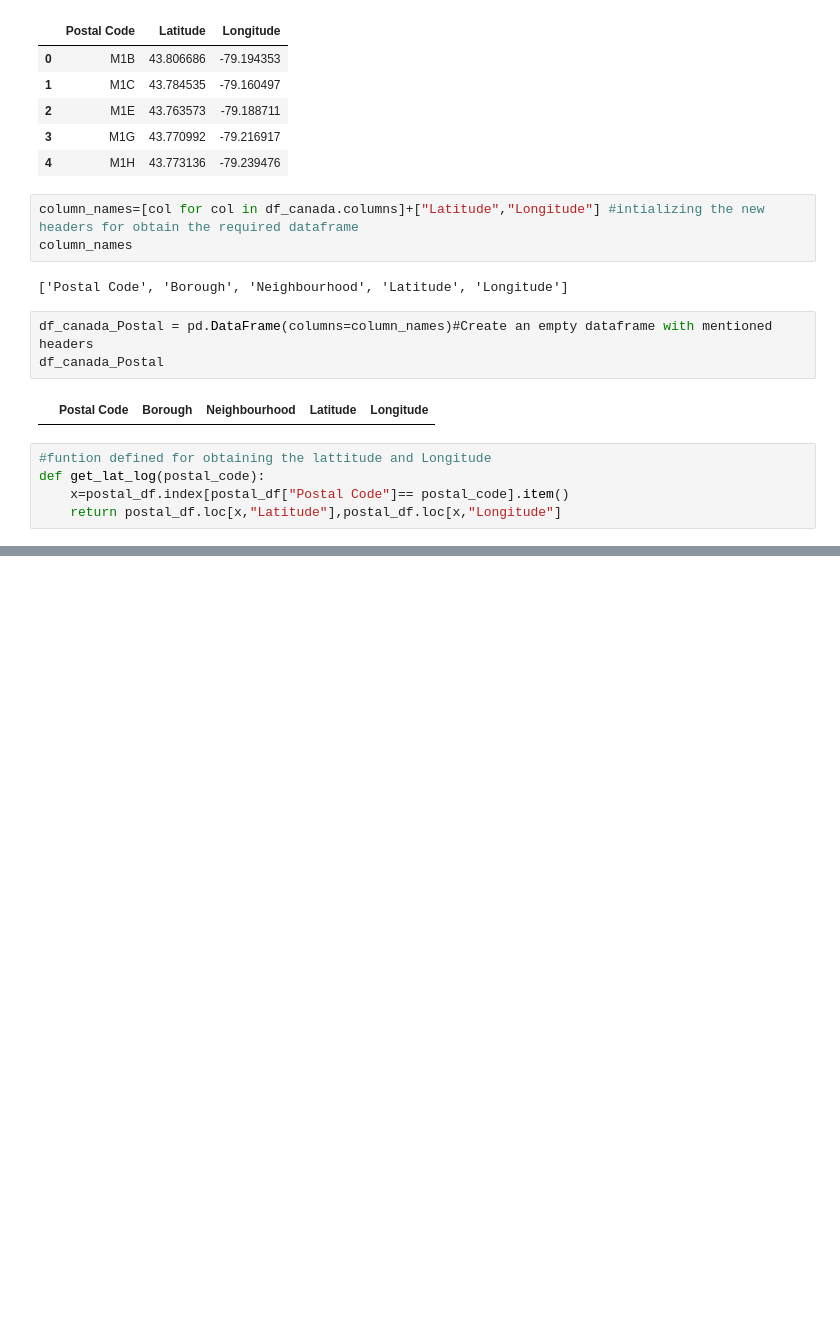
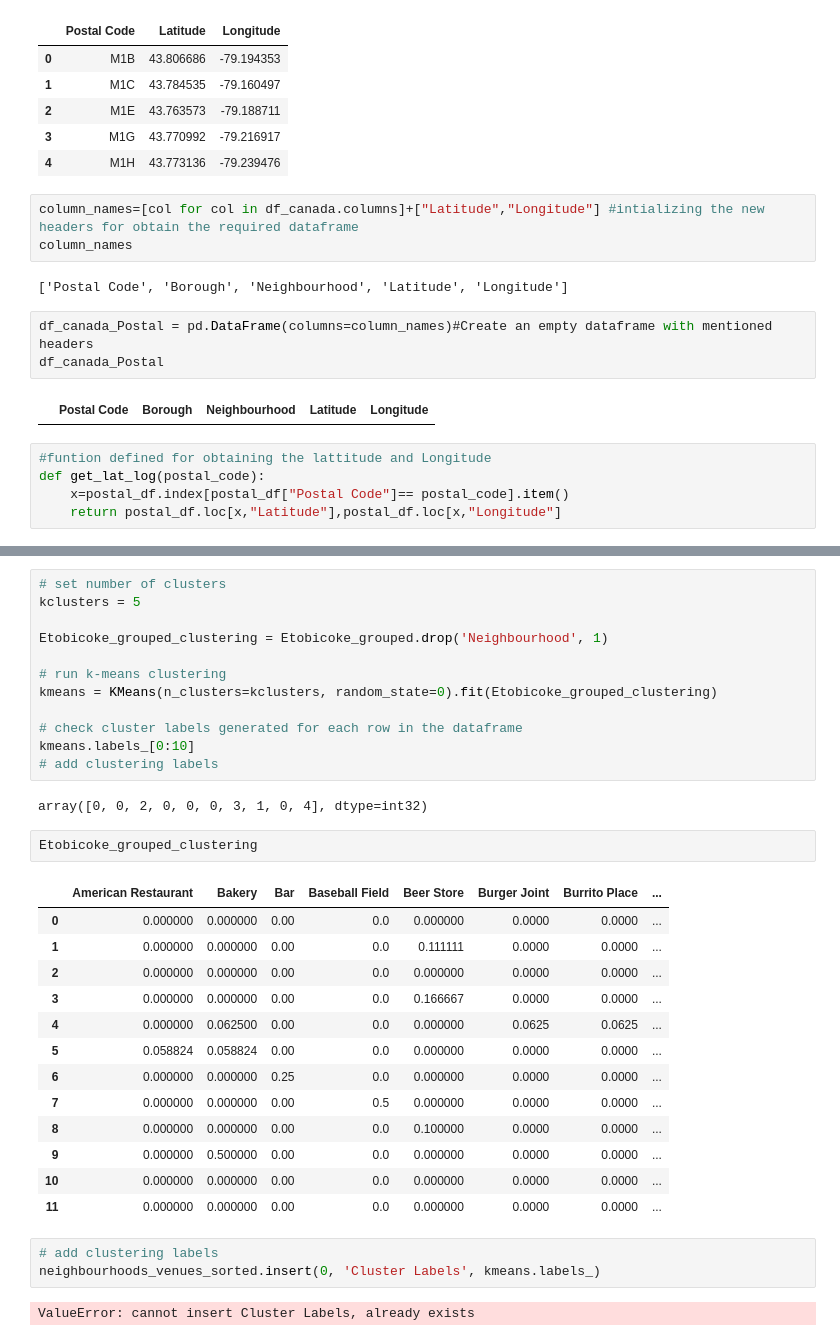
Before and after one commit to reshin94/Coursera_Capstone, a Jupyter notebook: week3.ipynb, the cells around one changed output, grey strips where cells are left out. Saved outputs shown, nothing was run; the diff lists cells and outputs as text; blank space fills up the shorter version.

```diff
--- a/week3.ipynb
+++ b/week3.ipynb
@@ -82,0 +543,35 @@ df_canada_Postal
+# %%
+# set number of clusters
+kclusters = 5
+
+Etobicoke_grouped_clustering = Etobicoke_grouped.drop('Neighbourhood', 1)
+
+# run k-means clustering
+kmeans = KMeans(n_clusters=kclusters, random_state=0).fit(Etobicoke_grouped_clustering)
+
+# check cluster labels generated for each row in the dataframe
+kmeans.labels_[0:10]
+# add clustering labels
+# %% [output]
+array([0, 0, 2, 0, 0, 0, 3, 1, 0, 4], dtype=int32)
+# %%
+Etobicoke_grouped_clustering
+# %% [output]
+|  | American Restaurant | Bakery | Bar | Baseball Field | Beer Store | Burger Joint | Burrito Place | ... |
+| 0 | 0.000000 | 0.000000 | 0.00 | 0.0 | 0.000000 | 0.0000 | 0.0000 | ... |
+| 1 | 0.000000 | 0.000000 | 0.00 | 0.0 | 0.111111 | 0.0000 | 0.0000 | ... |
+| 2 | 0.000000 | 0.000000 | 0.00 | 0.0 | 0.000000 | 0.0000 | 0.0000 | ... |
+| 3 | 0.000000 | 0.000000 | 0.00 | 0.0 | 0.166667 | 0.0000 | 0.0000 | ... |
+| 4 | 0.000000 | 0.062500 | 0.00 | 0.0 | 0.000000 | 0.0625 | 0.0625 | ... |
+| 5 | 0.058824 | 0.058824 | 0.00 | 0.0 | 0.000000 | 0.0000 | 0.0000 | ... |
+| 6 | 0.000000 | 0.000000 | 0.25 | 0.0 | 0.000000 | 0.0000 | 0.0000 | ... |
+| 7 | 0.000000 | 0.000000 | 0.00 | 0.5 | 0.000000 | 0.0000 | 0.0000 | ... |
+| 8 | 0.000000 | 0.000000 | 0.00 | 0.0 | 0.100000 | 0.0000 | 0.0000 | ... |
+| 9 | 0.000000 | 0.500000 | 0.00 | 0.0 | 0.000000 | 0.0000 | 0.0000 | ... |
+| 10 | 0.000000 | 0.000000 | 0.00 | 0.0 | 0.000000 | 0.0000 | 0.0000 | ... |
+| 11 | 0.000000 | 0.000000 | 0.00 | 0.0 | 0.000000 | 0.0000 | 0.0000 | ... |
+# %%
+# add clustering labels
+neighbourhoods_venues_sorted.insert(0, 'Cluster Labels', kmeans.labels_)
+# %% [output]
+ValueError: cannot insert Cluster Labels, already exists
```
Also changed, not shown: parts of 43 cells of this notebook.
